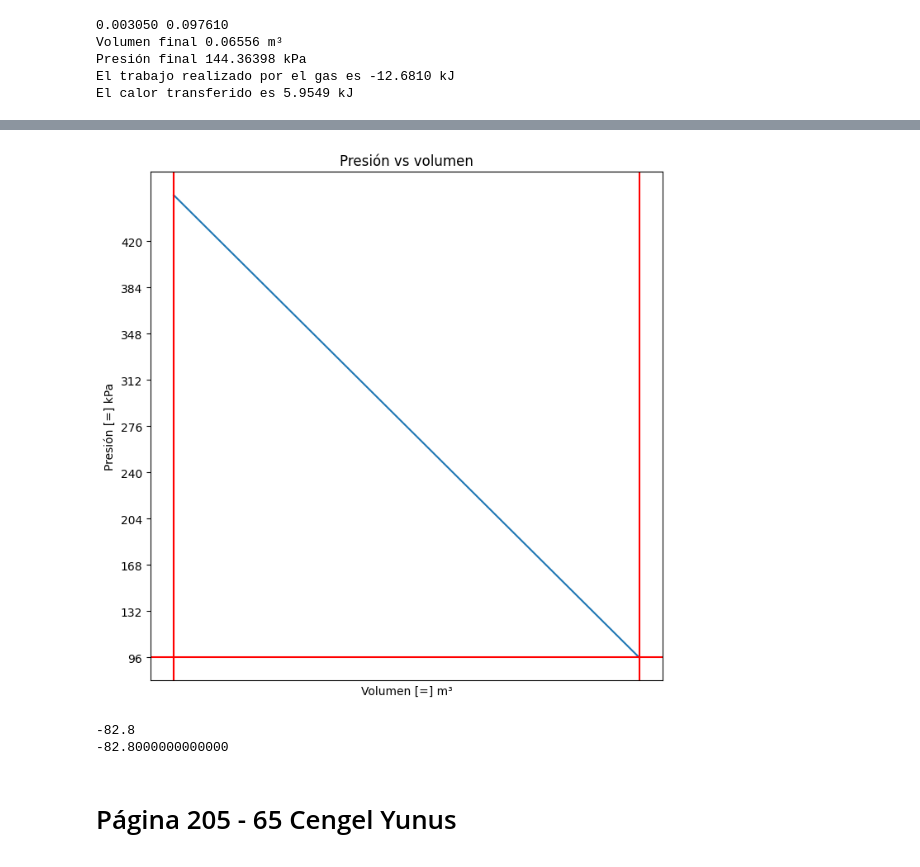
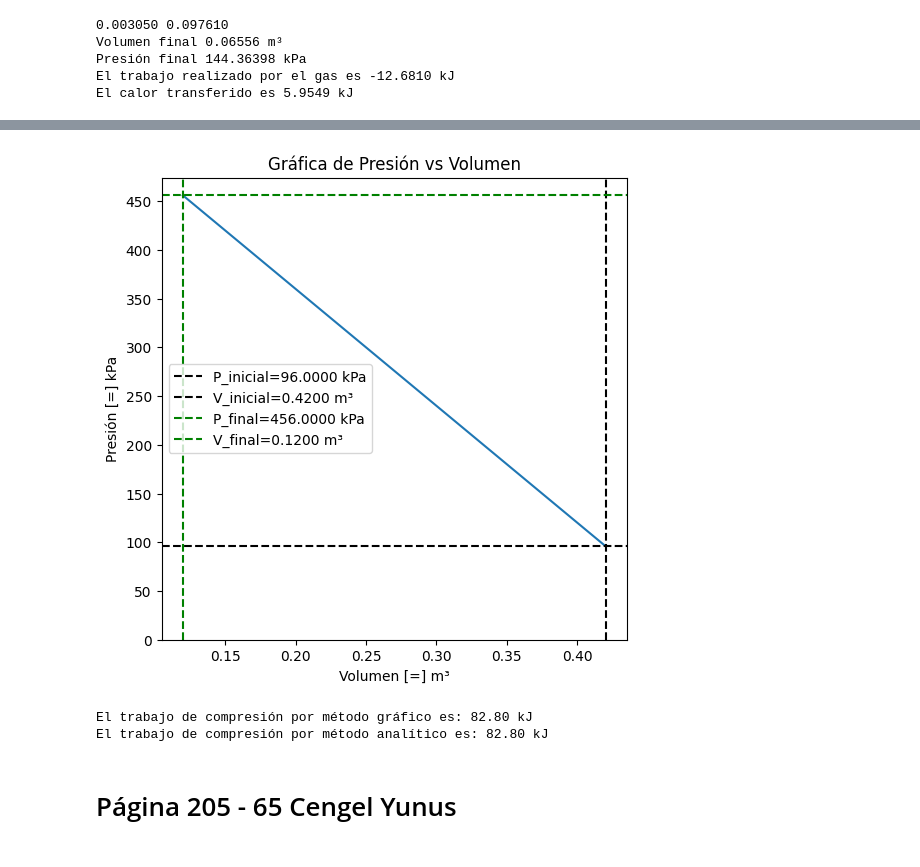
Before and after one commit to NiengLee/termodinamica_general, a Jupyter notebook: ejercicios/seccion04.ipynb, the cells around one changed output, grey strips where cells are left out. Cells and saved outputs as stored; diff of their text form; code cells hidden in the pictures.

```diff
--- a/ejercicios/seccion04.ipynb
+++ b/ejercicios/seccion04.ipynb
@@ -440,57 +442,61 @@ Calor total transferido 204.737 kJ
 ![image.png](attachment:image.png)
 # %%
 #   Condiciones iniciales
-R_gas = 8.3145          # kJ/(kmol·K)
-V_inicial = 0.42 # m³
+R_gas = 8.3145  # kPa.m³ / Kmol.K
+V_i = 0.42      # m³
 
-#   Condiciones finales
-V_final = 0.12  # m³
+#   Condiciones iniciales
+V_f = 0.12      # m³
 
-#   Desarrollo - P = aV + b
-a = -1200   # kPa / m³
-b = 600     # kPa
+#   Desarrollo
+a_cte = -1200   # kPa / m³
+b_cte = 600     # kPa
 
-#   Objetivos : W_compresión por gráfico; W_compresión de manera analítico
-
-def fun_P(V) :
-    P = (a*V) + b
+def P_lineal(V):
+    P = a_cte * V + b_cte
     return P
 
-lista_V = np.linspace(V_inicial,V_final, 100)
-lista_P = [fun_P(V) for V in lista_V]
+#   Objetivos : W_realizado
 
-plt.figure(figsize = (8,8))
+# a) método gráfico
+V_lista = np.linspace(V_i, V_f, 1000)
+P_lista = [P_lineal(V) for V in V_lista]
 
-plt.plot(lista_V, lista_P)
-
-plt.title("Presión vs volumen")
+plt.figure(figsize=(6,6))
+plt.plot(V_lista, P_lista)
+plt.title("Gráfica de Presión vs Volumen")
+plt.ylabel("Presión [=] kPa")
 plt.xlabel("Volumen [=] m³")
-plt.ylabel("Presión [=] kPa")
-plt.xticks(np.arange(int(max(lista_V)), int(min(lista_V)), 0.05))
-plt.yticks(np.arange(int(min(lista_P)), int(max(lista_P)), (lista_P[-1]-lista_P[0])/10))
-
-plt.axvline(x=V_inicial, color="red")
-plt.axvline(x=V_final, color="red")
-plt.axhline(y=lista_P[0], color="red")
+plt.yticks(np.arange(0, int(max(P_lista)), 50))
+plt.axhline(y=P_lista[0], linestyle="--", color="black", label=f"P_inicial={P_lista[0]:,.4f} kPa")
+plt.axvline(x=V_lista[0], linestyle="--", color="black", label=f"V_inicial={V_lista[0]:,.4f} m³")
+plt.axhline(y=P_lista[-1], linestyle="--", color="green", label=f"P_final={P_lista[-1]:,.4f} kPa")
+plt.axvline(x=V_lista[-1], linestyle="--", color="green", label=f"V_final={V_lista[-1]:,.4f} m³")
+plt.legend()
 plt.show()
 
-# forma de un triangulo:
-base =   V_final - V_inicial
-altura = lista_P[-1] - lista_P[0]
-area_bajo_curva = (base * altura / 2) + (lista_P[0] * (base))
-print(area_bajo_curva)
+b_triangulo = V_lista[-1] - V_lista[0]
+h_triangulo = P_lista[-1] - P_lista[0]
+b_rectangulo = b_triangulo
+h_rectangulo = P_lista[0]
 
-# Analítico
+A_triangulo = (b_triangulo * h_triangulo) / 2
+A_rectangulo = b_rectangulo * h_rectangulo
+W_compresion = - (A_triangulo + A_rectangulo)
+
+print(f"El trabajo de compresión por método gráfico es: {W_compresion:,.2f} kJ")
+
+# b) método analítico
 
 V = sp.Symbol("V")
-expresion = (a*V + b)
+expresion = - (a_cte * V + b_cte)
+W_compresion_analitico = sp.integrate(expresion,(V, V_i, V_f))
 
-resultado_int = sp.integrate(expresion,(V, V_inicial, V_final))
-print(resultado_int)
+print(f"El trabajo de compresión por método analítico es: {W_compresion_analitico:,.2f} kJ")
 # %% [output]
-[figure, old version]
+[figure, new version]
--82.8
--82.8000000000000
+El trabajo de compresión por método gráfico es: 82.80 kJ
+El trabajo de compresión por método analítico es: 82.80 kJ
 # %% [markdown]
 # Página 205 - 65 Cengel Yunus
 
```
Also changed, not shown: parts of 3 cells of this notebook, 1 other file.
